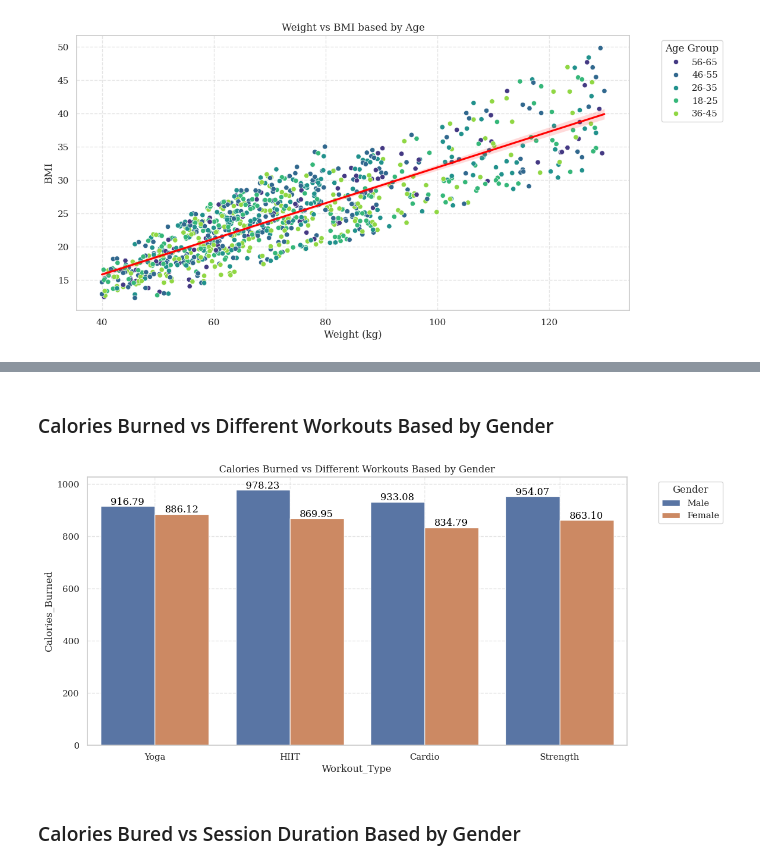
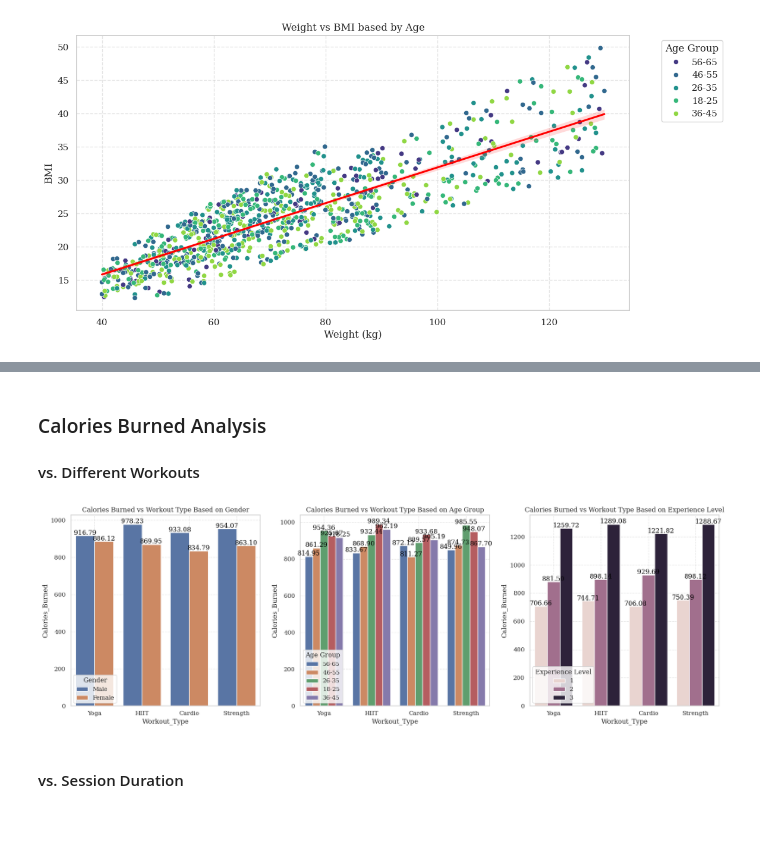
Before and after one commit to aelluminate-hive/gym-members-exercise-analysis, a Jupyter notebook: notebooks/report.ipynb, the cells around one changed output, grey strips where cells are left out. Drawn from its saved outputs; the diff is of its cells as text; code cells hidden in the pictures; blank space fills up the shorter version.

Commit message:
feat: (#2) add new analysis

```diff
--- a/notebooks/report.ipynb
+++ b/notebooks/report.ipynb
@@ -284,30 +271,54 @@ plt.show()
 # %% [markdown]
-### Calories Burned vs Different Workouts Based by Gender
+### Calories Burned Analysis
+
+#### vs. Different Workouts
 # %%
-# Set up the matplotlib figure
-plt.figure(figsize=(12, 6))
+# Create a figure with 3 horizontal subplots
+fig, axes = plt.subplots(1, 3, figsize=(18, 6))
 
-# Plot the calories burned vs different workouts
-sns.barplot(data=data, x='Workout_Type', y='Calories_Burned', hue='Gender', ci=None)
-plt.title('Calories Burned vs Different Workouts Based by Gender')
-
-# Add annotations
-for p in plt.gca().patches:
+# Plot the calories burned vs workout based by Gender
+sns.barplot(data=data, x='Workout_Type', y='Calories_Burned', hue='Gender', ci=None, ax=axes[0])
+axes[0].set_title('Calories Burned vs Workout Type Based on Gender')
+for p in axes[0].patches:
     height = p.get_height()
     if height > 0:
-        plt.gca().annotate(f'{height:.2f}', (p.get_x() + p.get_width() / 2., height),
-                           ha='center', va='center', color='black', xytext=(0, 5),
-                           textcoords='offset points')
-# Add grid lines
-plt.grid(True, linestyle='--', alpha=0.5)
+        axes[0].annotate(f'{height:.2f}', (p.get_x() + p.get_width() / 2., height),
+                         ha='center', va='center', color='black', xytext=(0, 5),
+                         textcoords='offset points')
+axes[0].grid(True, linestyle='--', alpha=0.5)
+axes[0].legend(title='Gender', loc='lower left')
 
-# Place the legend in the outside the plot
-plt.legend(title='Gender', bbox_to_anchor=(1.05, 1), loc='upper left')
+# Plot the calories burned vs workout based by Age Group
+sns.barplot(data=data, x='Workout_Type', y='Calories_Burned', hue='Age Group', ci=None, ax=axes[1])
+axes[1].set_title('Calories Burned vs Workout Type Based on Age Group')
+for p in axes[1].patches:
+    height = p.get_height()
+    if height > 0:
+        axes[1].annotate(f'{height:.2f}', (p.get_x() + p.get_width() / 2., height),
+                         ha='center', va='center', color='black', xytext=(0, 5),
+                         textcoords='offset points')
+axes[1].grid(True, linestyle='--', alpha=0.5)
+axes[1].legend(title='Age Group', loc='lower left')
+
+# Plot the calories burned vs workout based by Experience Level
+sns.barplot(data=data, x='Workout_Type', y='Calories_Burned', hue='Experience_Level', ci=None, ax=axes[2])
+axes[2].set_title('Calories Burned vs Workout Type Based on Experience Level')
+for p in axes[2].patches:
+    height = p.get_height()
+    if height > 0:
+        axes[2].annotate(f'{height:.2f}', (p.get_x() + p.get_width() / 2., height),
+                         ha='center', va='center', color='black', xytext=(0, 5),
+                         textcoords='offset points')
+axes[2].grid(True, linestyle='--', alpha=0.5)
+axes[2].legend(title='Experience Level', loc='lower left')
+
+# Adjust layout
+plt.tight_layout()
 
 # Display the plot
 plt.show()
 # %% [output]
-[figure, old version]
+[figure, new version]
 # %% [markdown]
-### Calories Bured vs Session Duration Based by Gender
+#### vs. Session Duration
 # %%
```
Also changed, not shown: parts of 23 cells of this notebook.
